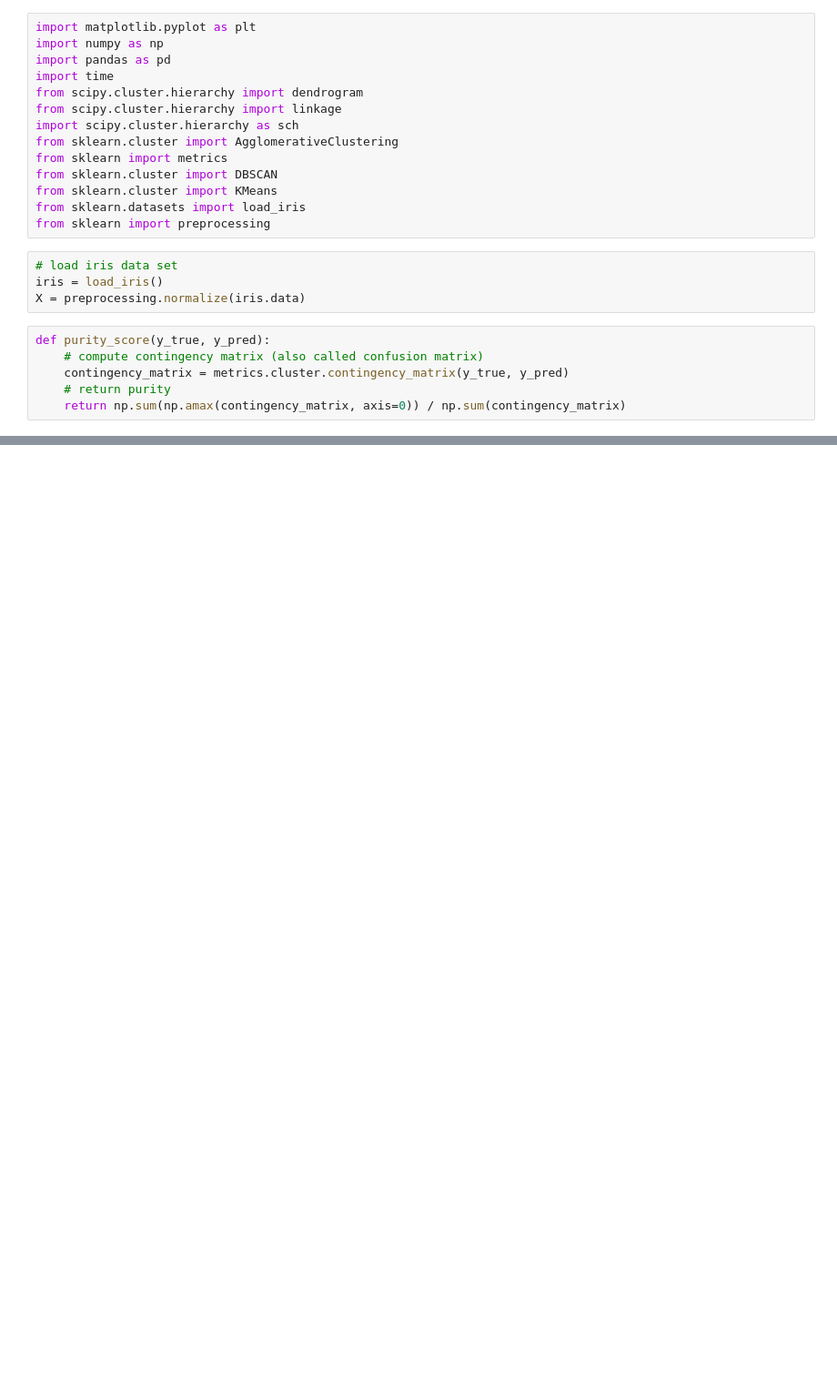
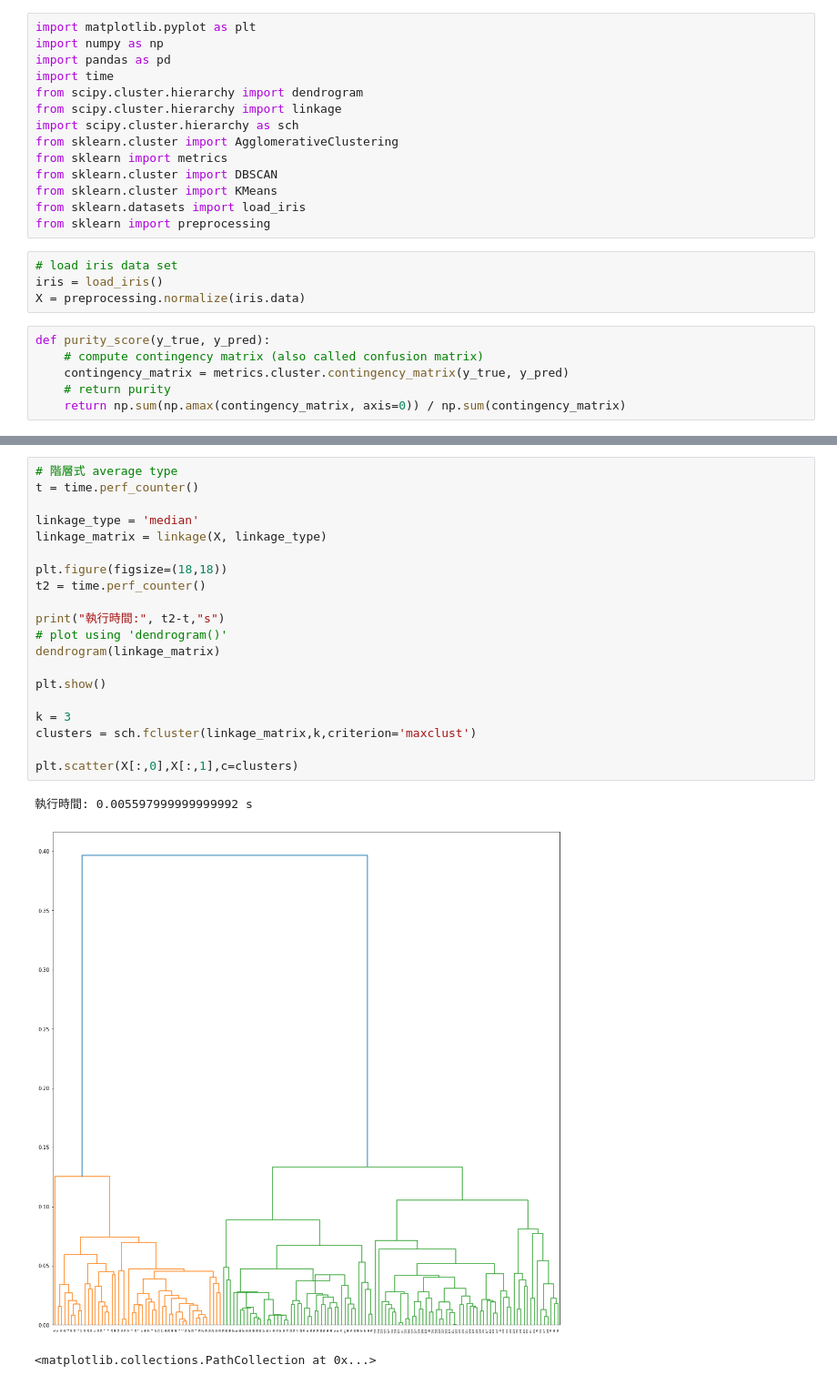
Before and after one commit to RogerLog1115/hw3M11123062, a Jupyter notebook: iris.ipynb, the cells around one changed output, grey strips where cells are left out. Shown: that part at 91% size. Saved outputs shown, nothing was run; the diff lists cells and outputs as text; blank space fills up the shorter version.

Commit message:
modify hierarchical cluster type

```diff
--- a/iris.ipynb
+++ b/iris.ipynb
@@ -114,0 +65,24 @@ plt.scatter(X[:,0],X[:,1],c=clusters)
+# %%
+# 階層式 average type
+t = time.perf_counter()
+
+linkage_type = 'median'
+linkage_matrix = linkage(X, linkage_type)
+
+plt.figure(figsize=(18,18))
+t2 = time.perf_counter()
+
+print("執行時間:", t2-t,"s")
+# plot using 'dendrogram()'
+dendrogram(linkage_matrix)
+
+plt.show()
+
+k = 3
+clusters = sch.fcluster(linkage_matrix,k,criterion='maxclust')
+
+plt.scatter(X[:,0],X[:,1],c=clusters)
+# %% [output]
+執行時間: 0.005597999999999992 s
+[figure, added]
+<matplotlib.collections.PathCollection at 0x...>
```
Also changed, not shown: parts of 7 cells of this notebook.
